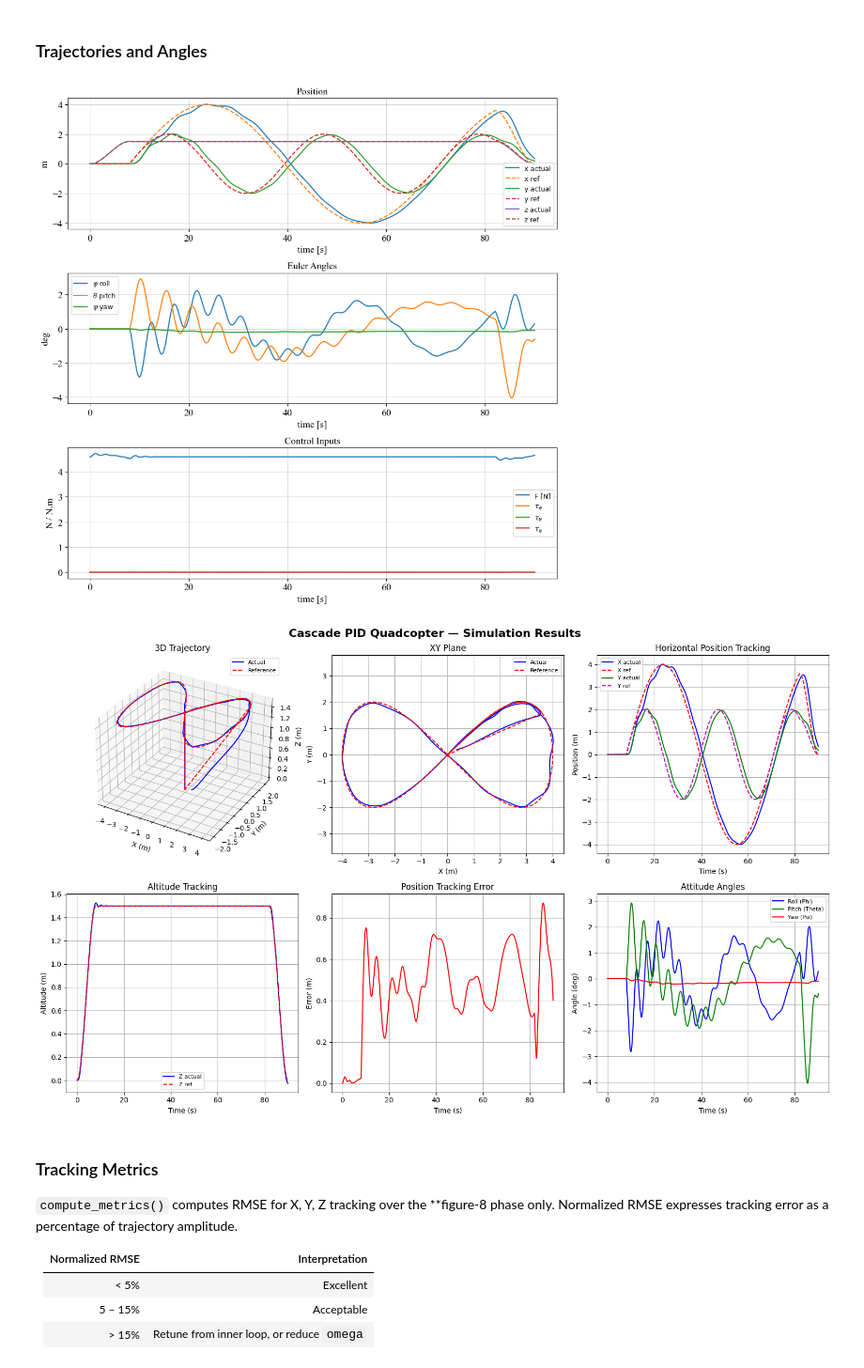
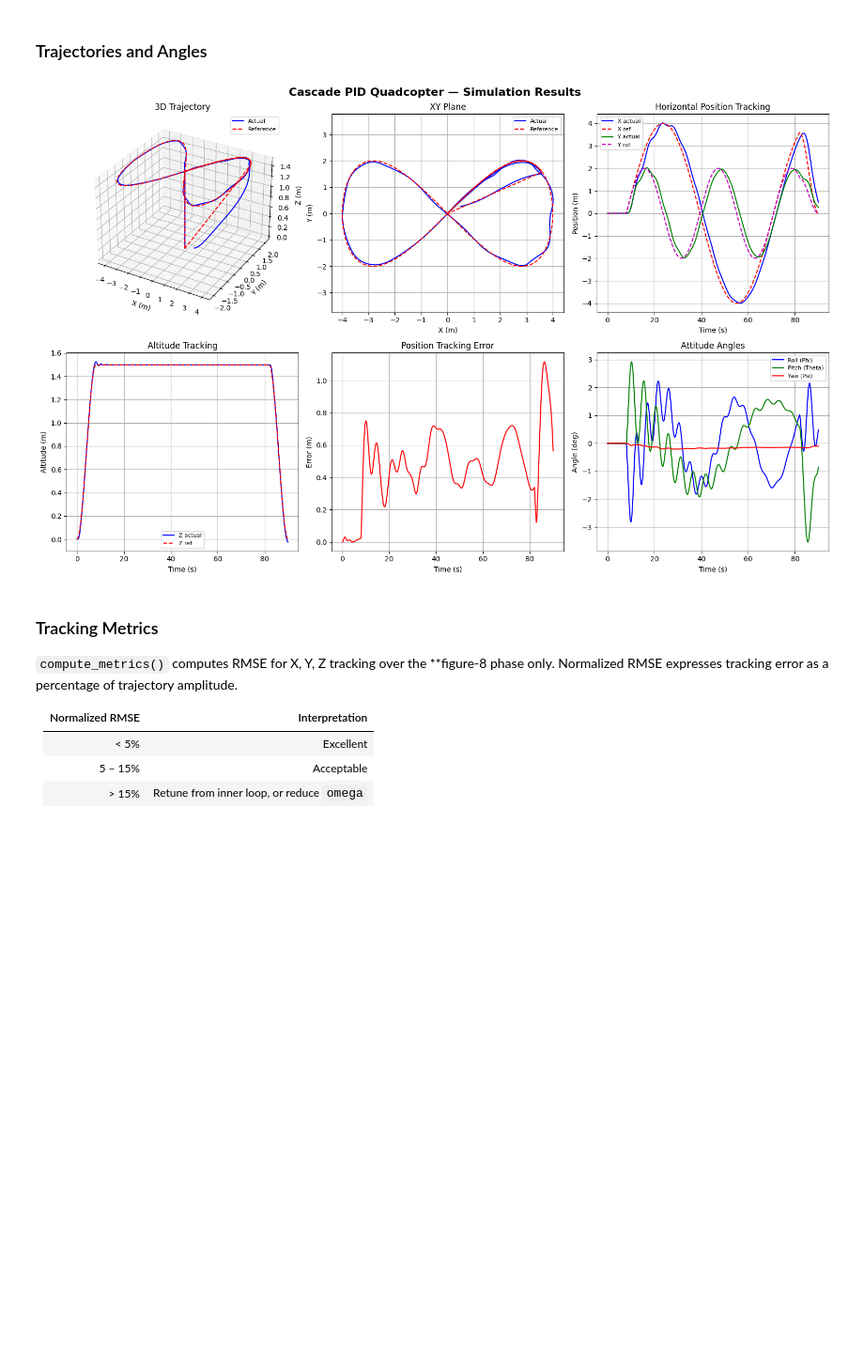
Before and after one commit to C4dynamics/c4dynamics, a Jupyter notebook: docs/source/programs/pid_cascade_controller/quadcopter_pid.ipynb, the cells around one changed output. Shown at 94% size. Drawn from its saved outputs; the diff is of its cells as text; code cells hidden in the pictures; blank space fills up the shorter version.

```diff
--- a/docs/source/programs/pid_cascade_controller/quadcopter_pid.ipynb
+++ b/docs/source/programs/pid_cascade_controller/quadcopter_pid.ipynb
@@ -92,7 +97,7 @@ For the full theoretical background on rigid-body kinematics and the state repre
 # %% [markdown]
 ### Config
 # %%
-vehicle = {
+quadcopter = {
     'm'  : 0.468,      # mass [kg]
     'g'  : 9.81,       # gravity [m/s^2]
     'l'  : 0.225,      # arm length — center to motor [m]
@@ -107,17 +112,6 @@ vehicle = {
     'Ar' : 0.20,       # rotational drag — angular rates
     'IR' : 3.357e-5,   # rotor inertia [kg.m^2]
 }
-
-# Initialize the rigidbody — quadcopter starts at rest on the ground
-quad      = c4d.rigidbody()
-quad.mass = vehicle['m']
-quad.I    = [vehicle['Ixx'], vehicle['Iyy'], vehicle['Izz']]
-
-# Control inputs stored alongside state
-quad.F         = vehicle['m'] * vehicle['g']   # thrust [N]  — initialized to hover
-quad.tau_phi   = 0.0                           # roll  torque [N.m]
-quad.tau_theta = 0.0                           # pitch torque [N.m]
-quad.tau_psi   = 0.0                           # yaw   torque [N.m]
 # %% [markdown]
 ---
 ## 3. Trajectory
@@ -271,8 +254,9 @@ After the loop, all histories are available via `quad.data()`.
 # %% [markdown]
 ### Config
 # %%
-t   = 0.0
-dt  = 5e-3    # master timestep [s] = inner loop (200 Hz)
-tf  = 90.0    # simulation end time [s]
+simulation = {
+    'dt': 5e-3,    # master timestep [s] = inner loop (200 Hz)
+    'tf': 90.0,    # simulation end time [s]
+}
 # %% [markdown]
 ### Main Loop
@@ -340,0 +263,8 @@ Simulation complete.
+# %%
+# plug all the config files for the simulation entry:
+config = {
+    'quad': quadcopter,
+    'controller': controller,
+    'trajectory': trajectory,
+    'sim': simulation
+}
@@ -340,0 +273,2 @@ Simulation complete.
+# %%
+quad = run_fig8_pid(config)
@@ -355,10 +292,9 @@ All plots are generated from `quad.data()` — the stored histories in the `rigi
 # %% [markdown]
 ### Trajectories and Angles
 # %%
-plot_results(quad, trajectory)
+plot_results(quad, config['trajectory'])
 # %% [output]
-[figure, old version]
+[figure, new version]
-[figure, removed]
 # %% [markdown]
 ### Tracking Metrics
 
```
Also changed, not shown: parts of 18 cells of this notebook, 1 other file.
